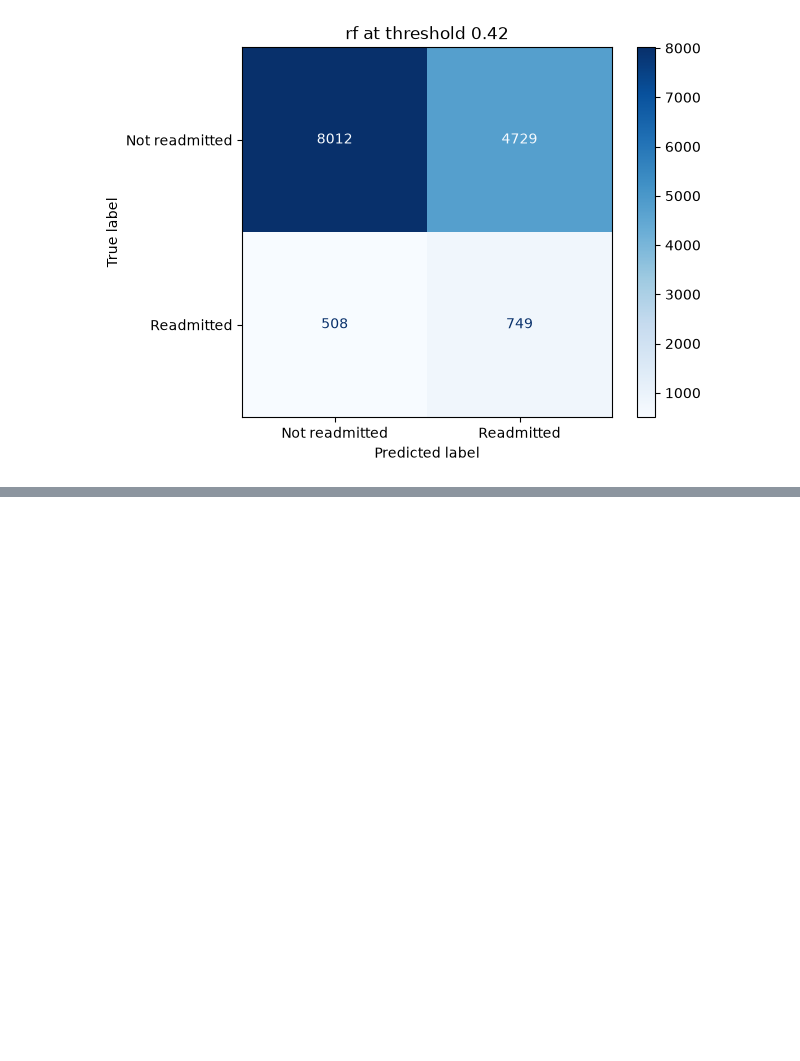
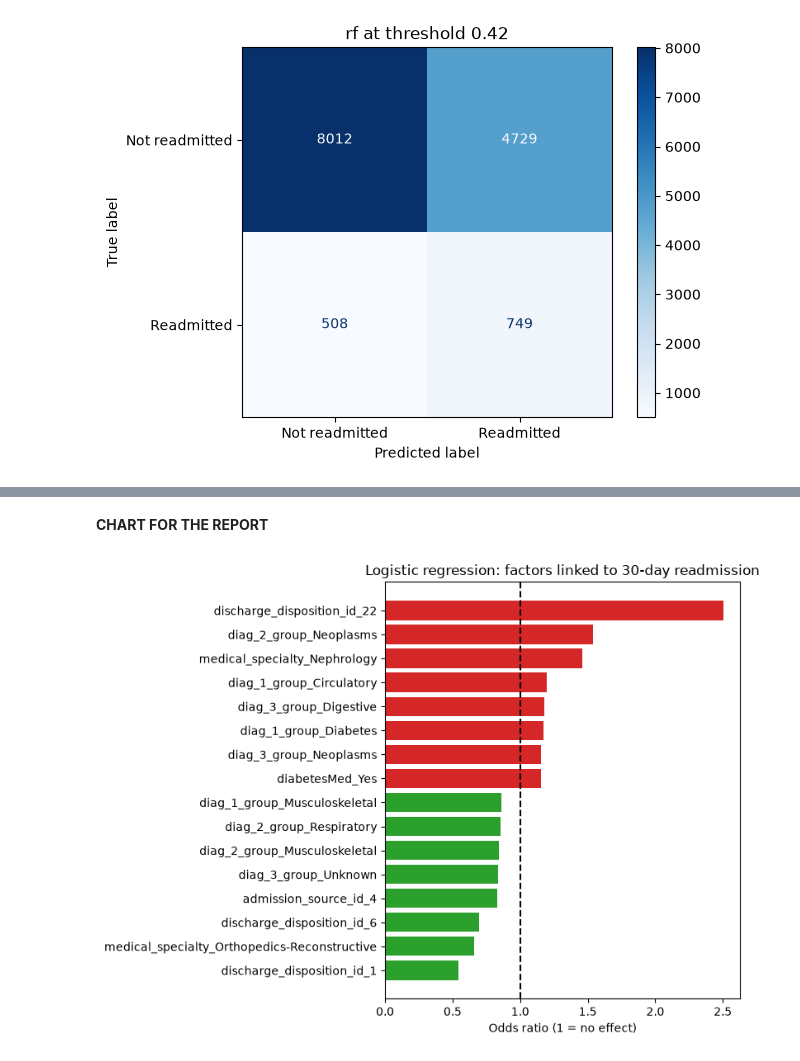
Before and after one commit to badaplin-kharlyngdoh/readmission-risk-prediction, a Jupyter notebook: notebooks/03_modeling.ipynb, the cells around one changed output, grey strips where cells are left out. Cells and saved outputs as stored; diff of their text form; code cells hidden in the pictures; blank space fills up the shorter version.

Commit message:
Add model explanation: odds ratios and permutation importance

```diff
--- a/notebooks/03_modeling.ipynb
+++ b/notebooks/03_modeling.ipynb
@@ -166,0 +169,16 @@ Flagged:   39.1% of patients
+# %%
+lr = pipes["logreg"]
+names = lr.named_steps["pre"].get_feature_names_out()
+coefs = lr.named_steps["clf"].coef_[0]
+
+odds = pd.DataFrame({"feature": names, "coef": coefs})
+odds["odds_ratio"] = np.exp(odds["coef"])
+odds["feature"] = odds["feature"].str.replace("num__", "").str.replace("cat__", "")
+
+top_risk = odds.sort_values("odds_ratio", ascending=False).head(10)
+top_protective = odds.sort_values("odds_ratio").head(10)
+
+print("Highest risk:")
+print(top_risk[["feature", "odds_ratio"]].round(2).to_string(index=False))
+print("\nMost protective:")
+print(top_protective[["feature", "odds_ratio"]].round(2).to_string(index=False))
@@ -166,0 +203,16 @@ Flagged:   39.1% of patients
+# %% [markdown]
+**CHART FOR THE REPORT**
+# %%
+plot_df = pd.concat([top_risk.head(8), top_protective.head(8)]).sort_values("coef")
+colors = ["tab:red" if c > 0 else "tab:green" for c in plot_df["coef"]]
+
+plt.figure(figsize=(8, 6))
+plt.barh(plot_df["feature"], plot_df["odds_ratio"], color=colors)
+plt.axvline(1, color="black", linestyle="--")
+plt.xlabel("Odds ratio (1 = no effect)")
+plt.title("Logistic regression: factors linked to 30-day readmission")
+plt.tight_layout()
+plt.savefig("../reports/figures/odds_ratios.png", dpi=150, bbox_inches="tight")
+plt.show()
+# %% [output]
+[figure, added]
```
Also changed, not shown: parts of 6 cells of this notebook, 2 other files.
